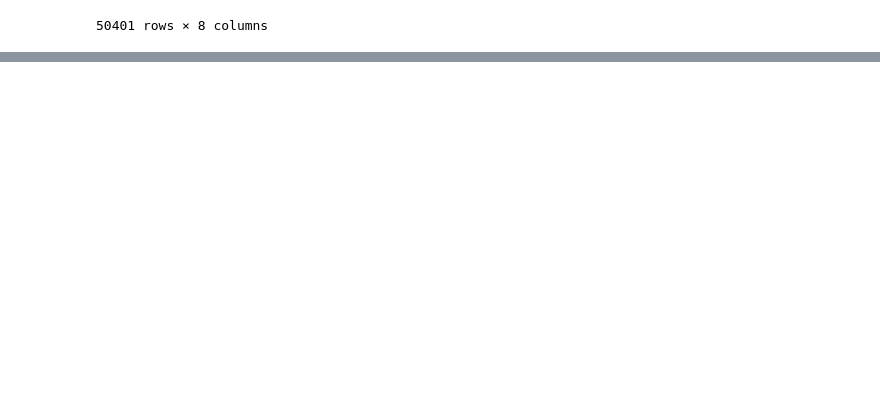
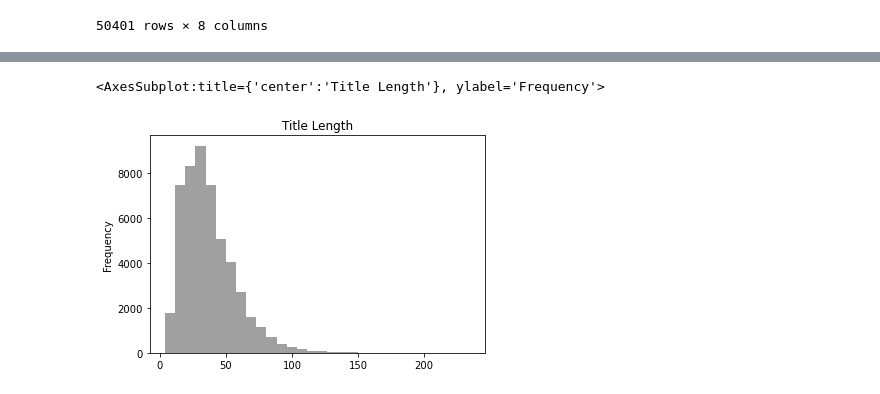
Before and after one commit to vikozlov89/bank_cards_reviews, a Jupyter notebook: rating_predictor/experiments/01 EDA/EDA.ipynb, the cells around one changed output, grey strips where cells are left out. Drawn from its saved outputs; the diff is of its cells as text; code cells hidden in the pictures; blank space fills up the shorter version.

```diff
--- a/rating_predictor/experiments/01 EDA/EDA.ipynb
+++ b/rating_predictor/experiments/01 EDA/EDA.ipynb
@@ -51,0 +69,5 @@ train
+# %%
+train.title.str.len().plot.hist(bins=30, alpha=0.75, color='grey', title="Title Length")
+# %% [output]
+<AxesSubplot:title={'center':'Title Length'}, ylabel='Frequency'>
+[figure, added]
```
Also changed, not shown: parts of 12 cells of this notebook, 2 other files.
